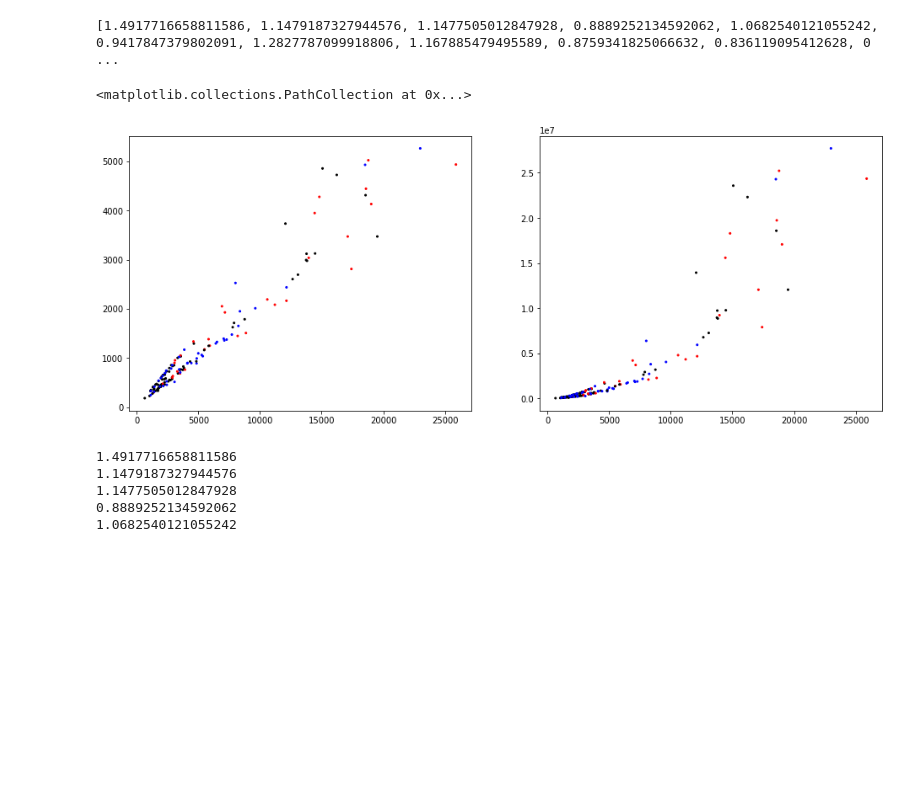
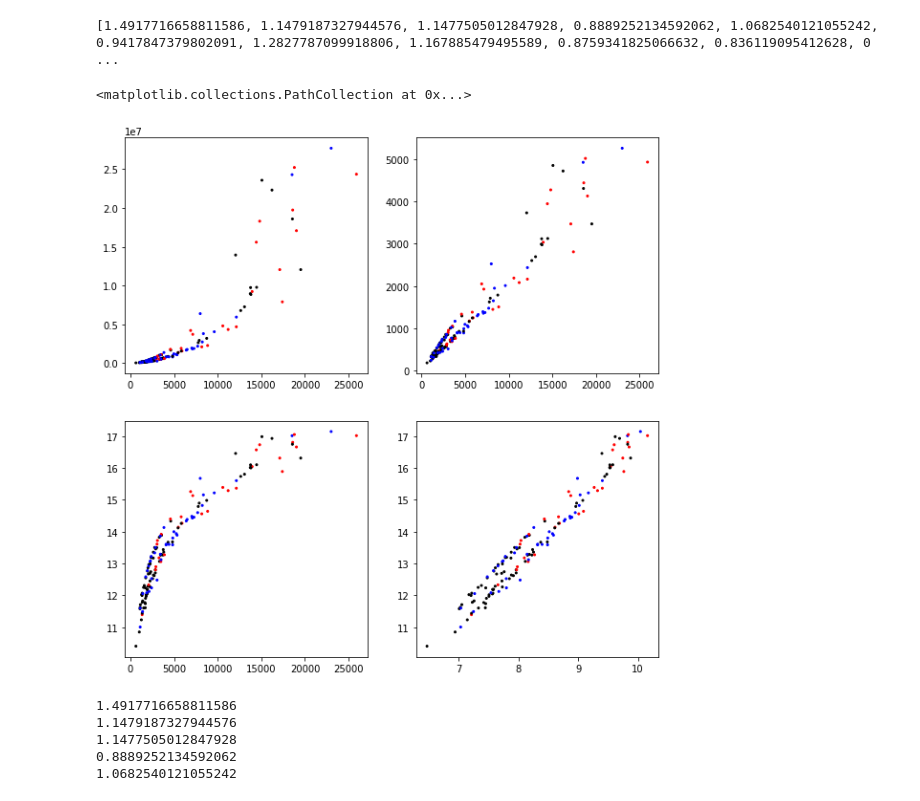
Before and after one commit to mikasenghaas/skin-lesion-detection, a Jupyter notebook: notebooks/project3.ipynb, the cells around one changed output. Cells and saved outputs as stored; diff of their text form; code cells hidden in the pictures; blank space fills up the shorter version.

Commit message:
Nicola-LogLogPlot

```diff
--- a/notebooks/project3.ipynb
+++ b/notebooks/project3.ipynb
@@ -319,12 +319,18 @@ for mask in DATA['masks']:
 # %%
 import math
 sqrts_of_areas=[math.sqrt(x)for x in areas]
-fig, ax = plt.subplots(ncols=2, figsize=(16,6))
-ax[0].scatter(perimeters,sqrts_of_areas,c=list_of_colours,s=4)
-ax[1].scatter(perimeters,areas,c=list_of_colours,s=4)
+logs_of_areas=[math.log(x)for x in areas]
+logs_of_perimeters=[math.log(x)for x in perimeters]
+fig, ax = plt.subplots(ncols=2,nrows=2, figsize=(10,10))
+ax[0,0].scatter(perimeters,areas,c=list_of_colours,s=4)
+ax[0,1].scatter(perimeters,sqrts_of_areas,c=list_of_colours,s=4)
+ax[1,0].scatter(perimeters,logs_of_areas,c=list_of_colours,s=4)
+
+#this one shows the 2 distinct groups best but the groups dont match the diagnoses, perhaps this is some error in methodology?
+ax[1,1].scatter(logs_of_perimeters,logs_of_areas,c=list_of_colours,s=4)
 # %% [output]
 <matplotlib.collections.PathCollection at 0x...>
-[figure, old version]
+[figure, new version]
 # %%
 for i in range(5):
     print(get_compactness(DATA['masks'][i]))
```
